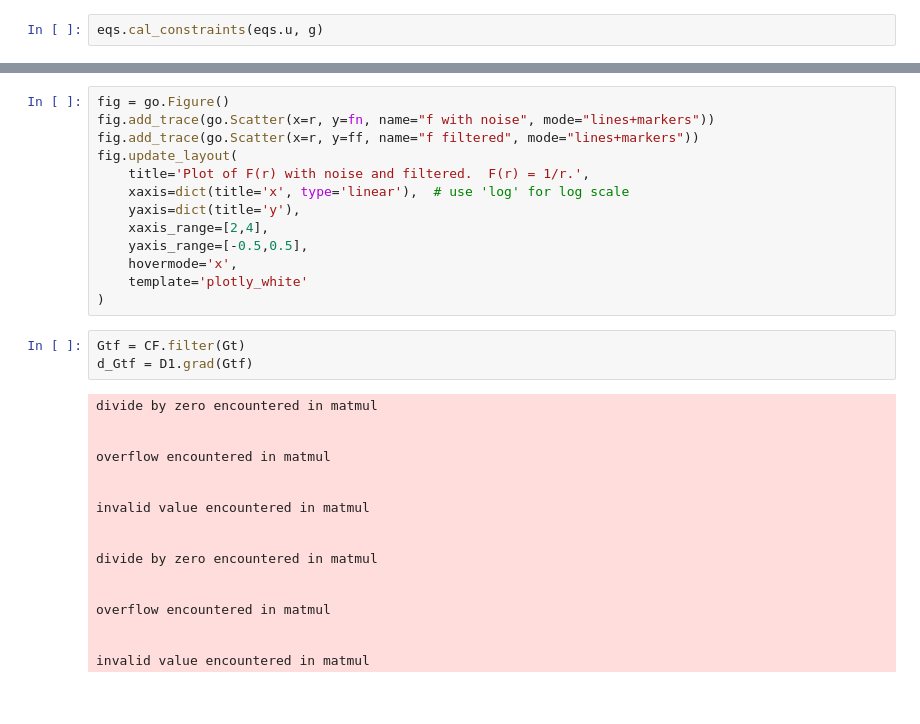
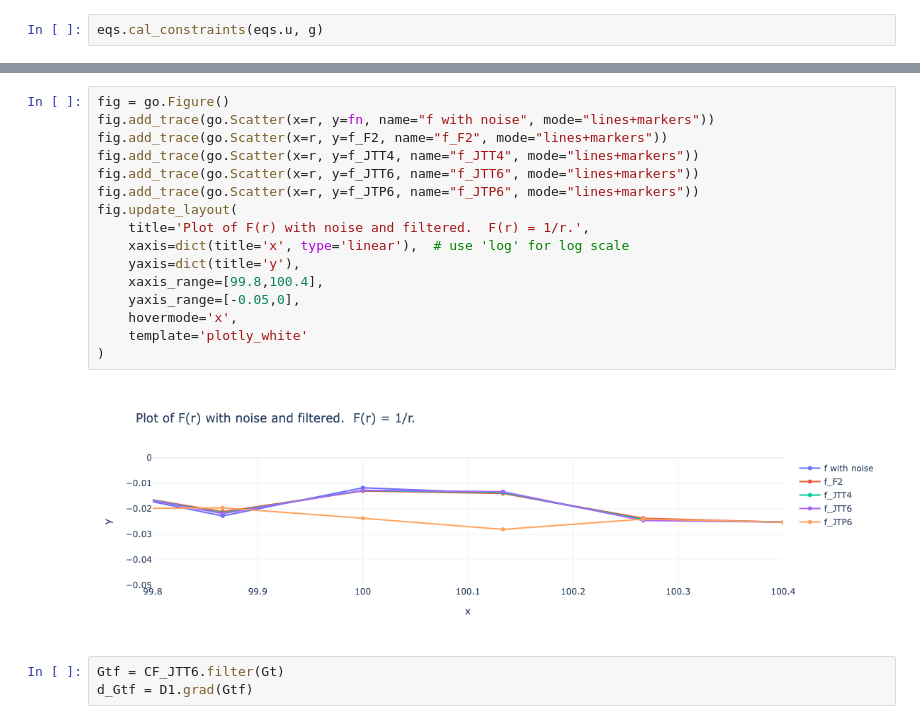
Before and after one commit to davidneilsen/pynwave2d, a Jupyter notebook: bssn/Test_BSSN_derivs_filters.ipynb, the cells around one changed output, grey strips where cells are left out. Saved outputs shown, nothing was run; the diff lists cells and outputs as text.

```diff
--- a/bssn/Test_BSSN_derivs_filters.ipynb
+++ b/bssn/Test_BSSN_derivs_filters.ipynb
@@ -253,36 +349,24 @@ invalid value encountered in matmul
 # %%
 fig = go.Figure()
 fig.add_trace(go.Scatter(x=r, y=fn, name="f with noise", mode="lines+markers"))
-fig.add_trace(go.Scatter(x=r, y=ff, name="f filtered", mode="lines+markers"))
+fig.add_trace(go.Scatter(x=r, y=f_F2, name="f_F2", mode="lines+markers"))
+fig.add_trace(go.Scatter(x=r, y=f_JTT4, name="f_JTT4", mode="lines+markers"))
+fig.add_trace(go.Scatter(x=r, y=f_JTT6, name="f_JTT6", mode="lines+markers"))
+fig.add_trace(go.Scatter(x=r, y=f_JTP6, name="f_JTP6", mode="lines+markers"))
 fig.update_layout(
     title='Plot of F(r) with noise and filtered.  F(r) = 1/r.',
     xaxis=dict(title='x', type='linear'),  # use 'log' for log scale
     yaxis=dict(title='y'),
-    xaxis_range=[2,4],
-    yaxis_range=[-0.5,0.5],
+    xaxis_range=[99.8,100.4],
+    yaxis_range=[-0.05,0],
     hovermode='x',
     template='plotly_white'
 )
+# %% [output]
+[figure, added]
 # %%
-Gtf = CF.filter(Gt)
+Gtf = CF_JTT6.filter(Gt)
 d_Gtf = D1.grad(Gtf)
-# %% [output]
-divide by zero encountered in matmul
-
-
-overflow encountered in matmul
-
-
-invalid value encountered in matmul
-
-
-divide by zero encountered in matmul
-
-
-overflow encountered in matmul
-
-
-invalid value encountered in matmul
 # %%
 fig = go.Figure()
 fig.add_trace(go.Scatter(x=r, y=d_Gt, name="d_Gt", mode="lines+markers"))
```
Also changed, not shown: parts of 29 cells of this notebook, 3 other files.
